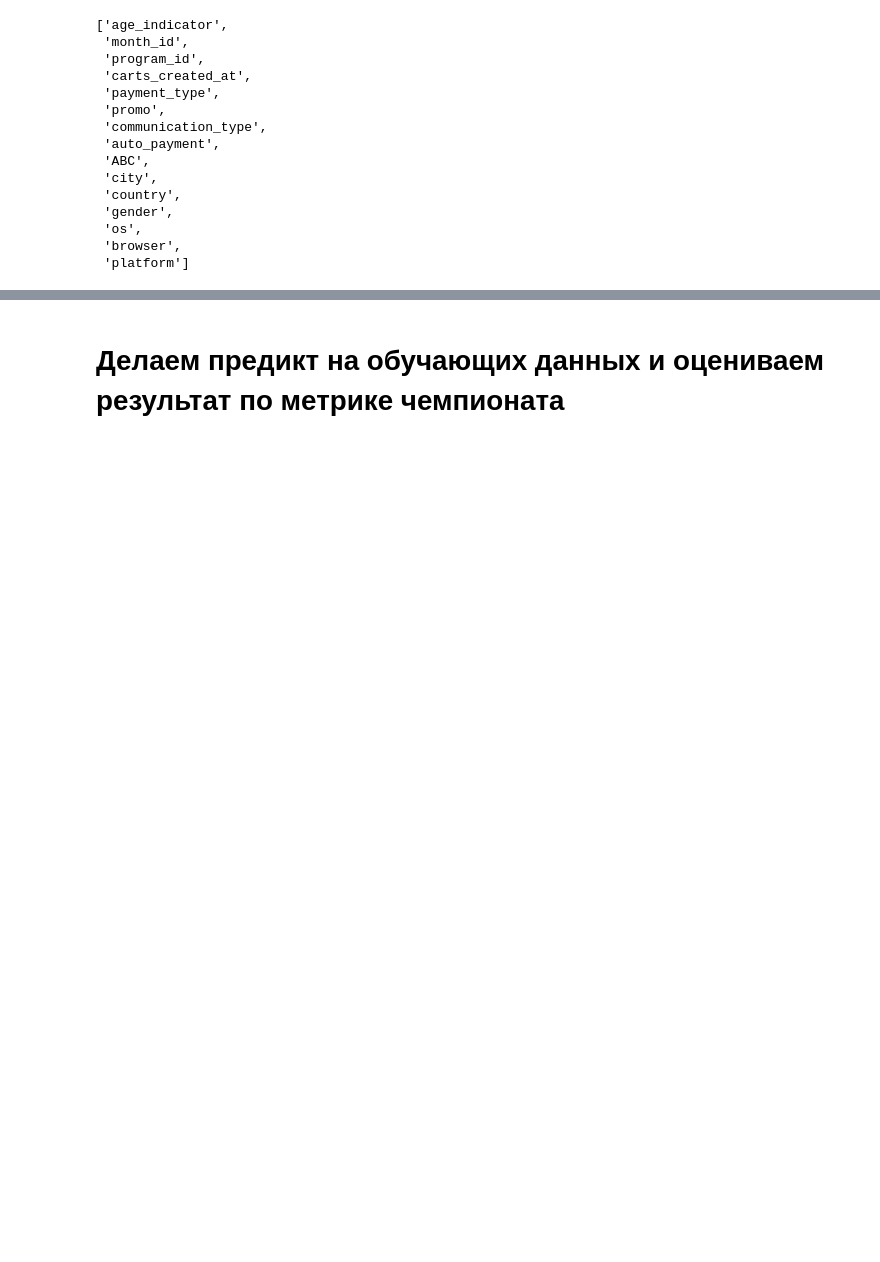
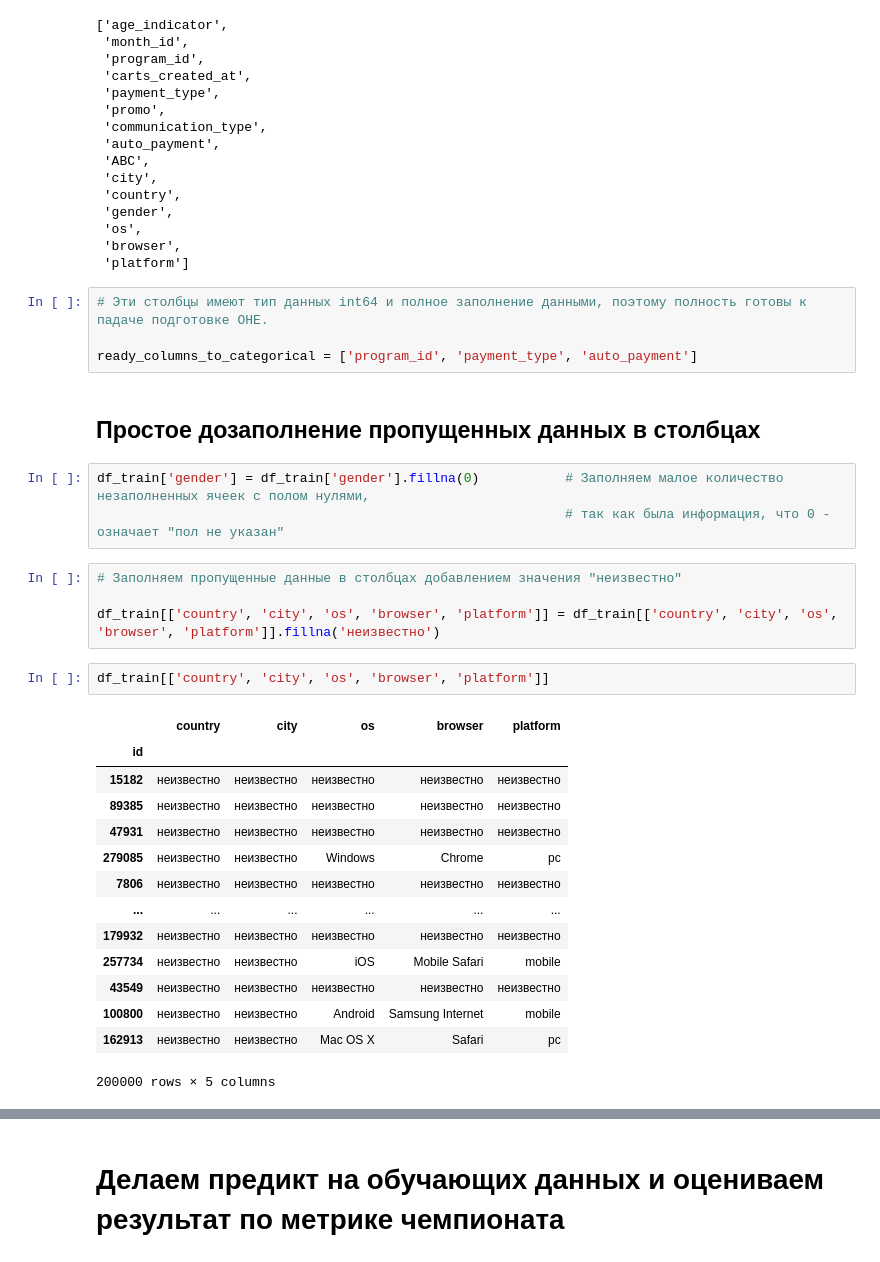
Before and after one commit to Igor-Belskiy/netology-case, a Jupyter notebook: Черновик_Нетология_(моё_решение).ipynb, the cells around one changed output, grey strips where cells are left out. Drawn from its saved outputs; the diff is of its cells as text; blank space fills up the shorter version.

```diff
--- a/Черновик_Нетология_(моё_решение).ipynb
+++ b/Черновик_Нетология_(моё_решение).ipynb
@@ -530,3 +588,33 @@ category_columns
  'os',
  'browser',
  'platform']
+# %%
+# Эти столбцы имеют тип данных int64 и полное заполнение данными, поэтому полность готовы к падаче подготовке OHE.
+
+ready_columns_to_categorical = ['program_id', 'payment_type', 'auto_payment']
+# %% [markdown]
+## Простое дозаполнение пропущенных данных в столбцах
+# %%
+df_train['gender'] = df_train['gender'].fillna(0)           # Заполняем малое количество незаполненных ячеек с полом нулями,
+                                                            # так как была информация, что 0 - означает "пол не указан"
+# %%
+# Заполняем пропущенные данные в столбцах добавлением значения "неизвестно"
+
+df_train[['country', 'city', 'os', 'browser', 'platform']] = df_train[['country', 'city', 'os', 'browser', 'platform']].fillna('неизвестно')
+# %%
+df_train[['country', 'city', 'os', 'browser', 'platform']]
+# %% [output]
+|  | country | city | os | browser | platform |
+| id |  |  |  |  |  |
+| 15182 | неизвестно | неизвестно | неизвестно | неизвестно | неизвестно |
+| 89385 | неизвестно | неизвестно | неизвестно | неизвестно | неизвестно |
+| 47931 | неизвестно | неизвестно | неизвестно | неизвестно | неизвестно |
+| 279085 | неизвестно | неизвестно | Windows | Chrome | pc |
+| 7806 | неизвестно | неизвестно | неизвестно | неизвестно | неизвестно |
+| ... | ... | ... | ... | ... | ... |
+| 179932 | неизвестно | неизвестно | неизвестно | неизвестно | неизвестно |
+| 257734 | неизвестно | неизвестно | iOS | Mobile Safari | mobile |
+| 43549 | неизвестно | неизвестно | неизвестно | неизвестно | неизвестно |
+| 100800 | неизвестно | неизвестно | Android | Samsung Internet | mobile |
+| 162913 | неизвестно | неизвестно | Mac OS X | Safari | pc |
+200000 rows × 5 columns
```
Also changed, not shown: parts of 22 cells of this notebook.
